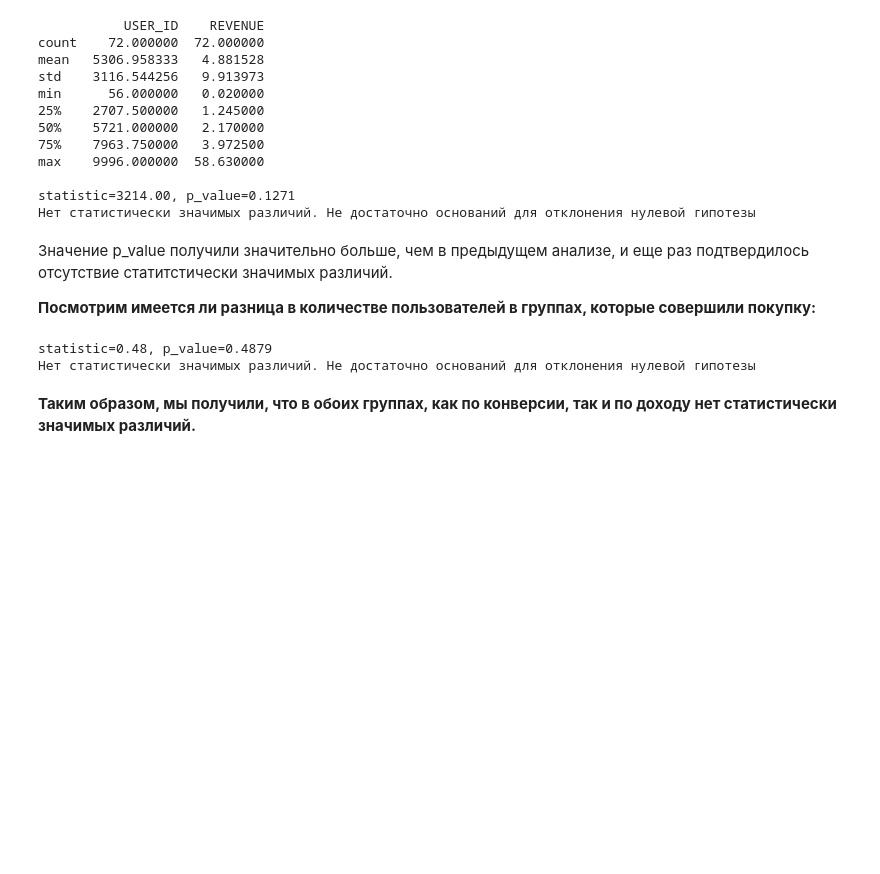
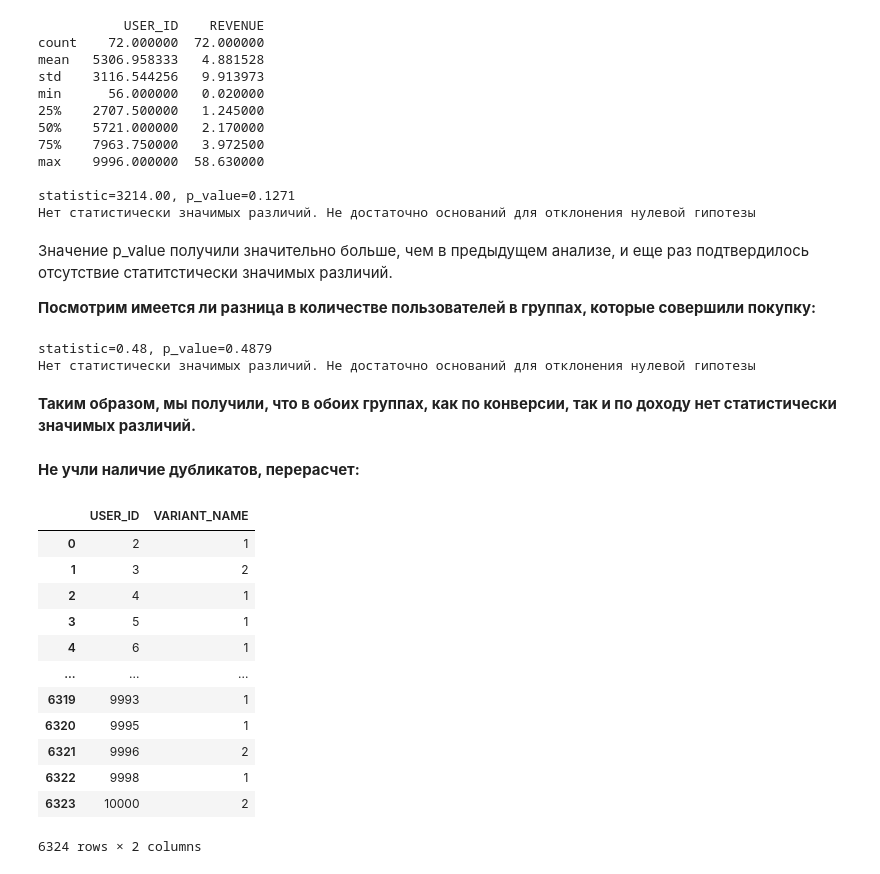
Before and after one commit to ElenaAgapitova/AB_split_testing, a Jupyter notebook: ПрЗд_8.ipynb, the cells around one changed output. Cells and saved outputs as stored; diff of their text form; code cells hidden in the pictures; blank space fills up the shorter version.

```diff
--- a/ПрЗд_8.ipynb
+++ b/ПрЗд_8.ipynb
@@ -253,3 +253,23 @@ statistic=0.48, p_value=0.4879
 Нет статистически значимых различий. Не достаточно оснований для отклонения нулевой гипотезы
 # %% [markdown]
 **Таким образом, мы получили, что в обоих группах, как по конверсии, так и по доходу нет статистически значимых различий.**
+# %% [markdown]
+**Не учли наличие дубликатов, перерасчет:**
+# %%
+df = pd.read_excel('AB_Test_Results.xlsx')
+double_user = df.groupby('USER_ID', as_index=False).agg({'VARIANT_NAME': pd.Series.nunique})
+double_user
+# %% [output]
+|  | USER_ID | VARIANT_NAME |
+| 0 | 2 | 1 |
+| 1 | 3 | 2 |
+| 2 | 4 | 1 |
+| 3 | 5 | 1 |
+| 4 | 6 | 1 |
+| ... | ... | ... |
+| 6319 | 9993 | 1 |
+| 6320 | 9995 | 1 |
+| 6321 | 9996 | 2 |
+| 6322 | 9998 | 1 |
+| 6323 | 10000 | 2 |
+6324 rows × 2 columns
```
Also changed, not shown: parts of 12 cells of this notebook.
